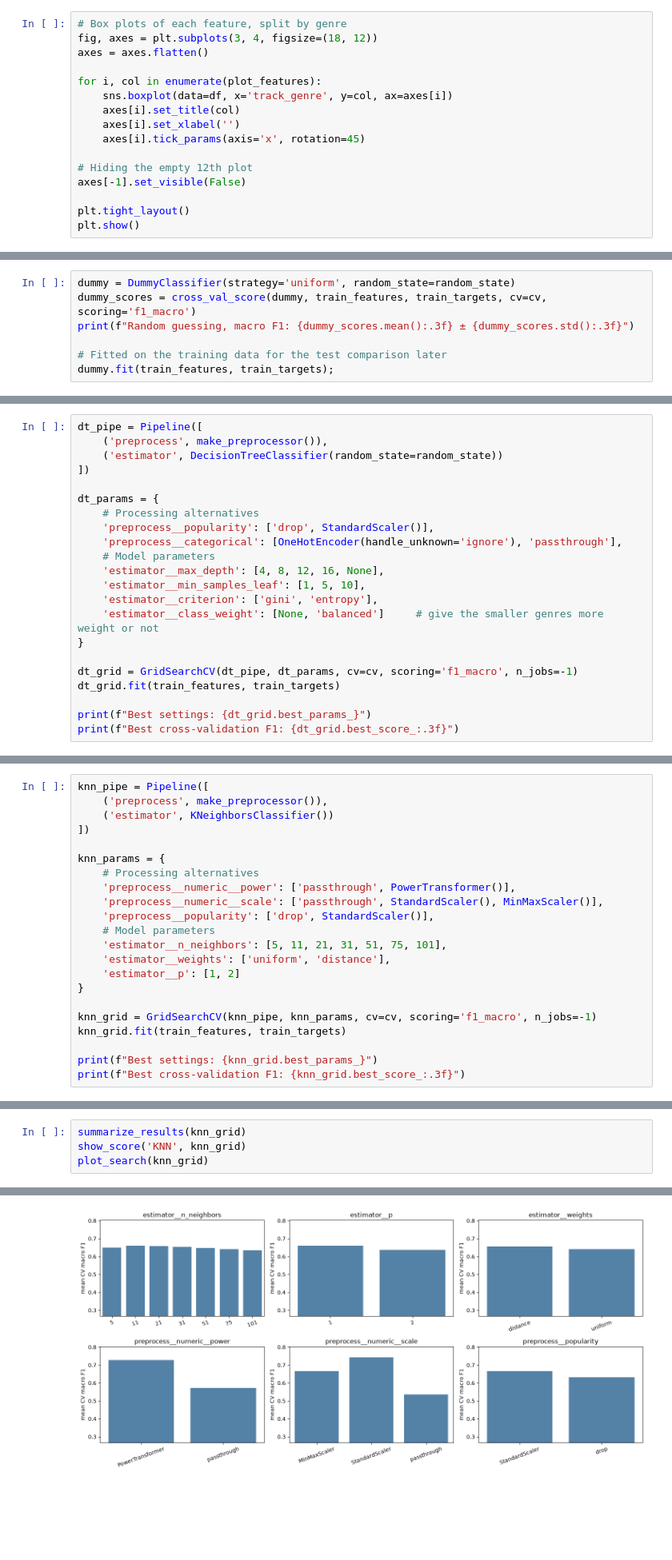
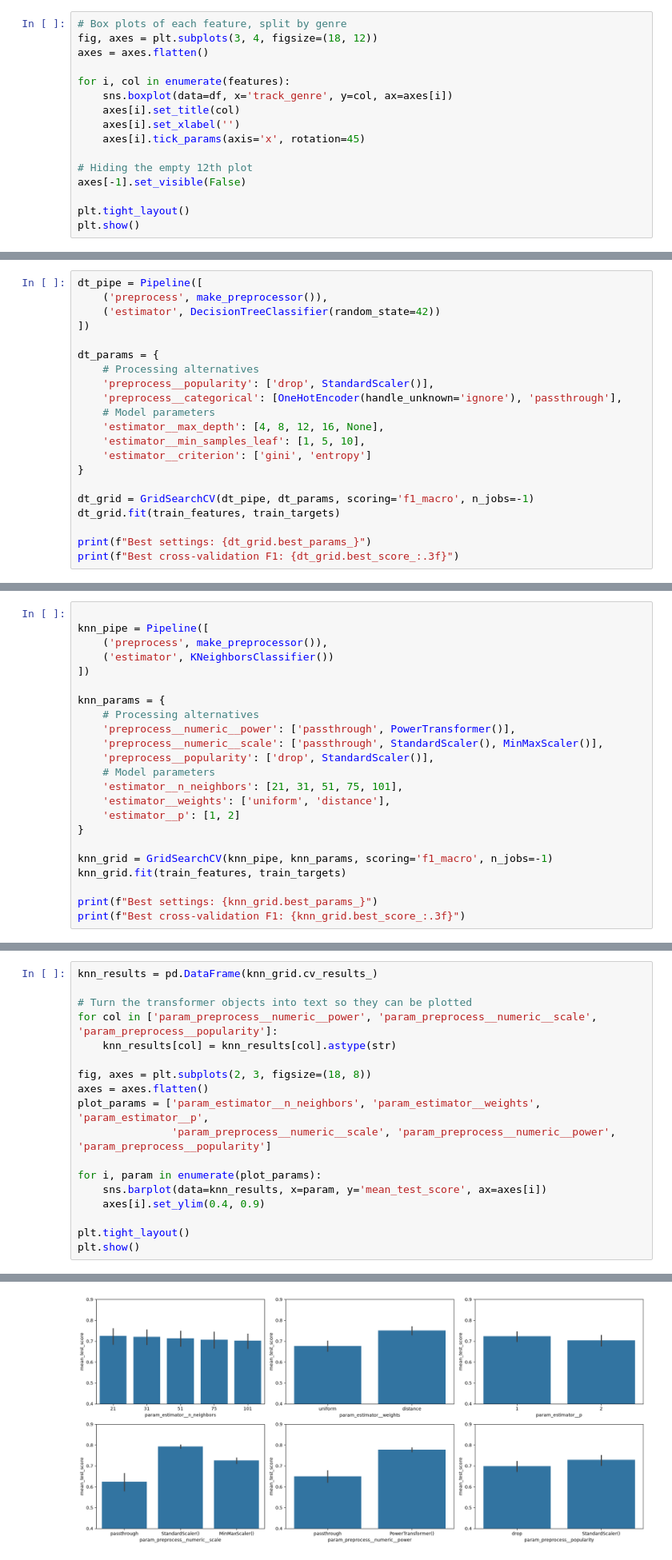
Before and after one commit to ehsamjo12/spotify-genre-classifier, a Jupyter notebook: notebooks/spotify_genre_classification.ipynb, the cells around one changed output, grey strips where cells are left out. Shown at 80% size. Drawn from its saved outputs; the diff is of its cells as text; blank space fills up the shorter version.

```diff
--- a/notebooks/spotify_genre_classification.ipynb
+++ b/notebooks/spotify_genre_classification.ipynb
@@ -908,7 +858,7 @@ different genres, it should be useful for telling them apart.
 fig, axes = plt.subplots(3, 4, figsize=(18, 12))
 axes = axes.flatten()
 
-for i, col in enumerate(plot_features):
+for i, col in enumerate(features):
     sns.boxplot(data=df, x='track_genre', y=col, ax=axes[i])
     axes[i].set_title(col)
     axes[i].set_xlabel('')
@@ -1458,7 +1275,0 @@ Before the real models, I measure what random guessing scores. `DummyClassifier`
-# %%
-dummy = DummyClassifier(strategy='uniform', random_state=random_state)
-dummy_scores = cross_val_score(dummy, train_features, train_targets, cv=cv, scoring='f1_macro')
-print(f"Random guessing, macro F1: {dummy_scores.mean():.3f} ± {dummy_scores.std():.3f}")
-
-# Fitted on the training data for the test comparison later
-dummy.fit(train_features, train_targets);
@@ -1478,7 +1339,7 @@ tree can memorize the training data, so `max_depth` and `min_samples_leaf` are i
 # %%
 dt_pipe = Pipeline([
     ('preprocess', make_preprocessor()),
-    ('estimator', DecisionTreeClassifier(random_state=random_state))
+    ('estimator', DecisionTreeClassifier(random_state=42))
 ])
 
 dt_params = {
@@ -1488,11 +1349,10 @@ dt_params = {
     # Model parameters
     'estimator__max_depth': [4, 8, 12, 16, None],
     'estimator__min_samples_leaf': [1, 5, 10],
-    'estimator__criterion': ['gini', 'entropy'],
-    'estimator__class_weight': [None, 'balanced']     # give the smaller genres more weight or not
+    'estimator__criterion': ['gini', 'entropy']
 }
 
-dt_grid = GridSearchCV(dt_pipe, dt_params, cv=cv, scoring='f1_macro', n_jobs=-1)
+dt_grid = GridSearchCV(dt_pipe, dt_params, scoring='f1_macro', n_jobs=-1)
 dt_grid.fit(train_features, train_targets)
 
 print(f"Best settings: {dt_grid.best_params_}")
@@ -1549,6 +1412,7 @@ KNN predicts the genre of a song by looking at the most similar songs in the tra
 Since it measures distances between songs, it is sensitive to the scale of the features.
 This is where the scaling and power transform alternatives matter most.
 # %%
+
 knn_pipe = Pipeline([
     ('preprocess', make_preprocessor()),
     ('estimator', KNeighborsClassifier())
@@ -1560,12 +1424,12 @@ knn_params = {
     'preprocess__numeric__scale': ['passthrough', StandardScaler(), MinMaxScaler()],
     'preprocess__popularity': ['drop', StandardScaler()],
     # Model parameters
-    'estimator__n_neighbors': [5, 11, 21, 31, 51, 75, 101],
+    'estimator__n_neighbors': [21, 31, 51, 75, 101],
     'estimator__weights': ['uniform', 'distance'],
     'estimator__p': [1, 2]
 }
 
-knn_grid = GridSearchCV(knn_pipe, knn_params, cv=cv, scoring='f1_macro', n_jobs=-1)
+knn_grid = GridSearchCV(knn_pipe, knn_params, scoring='f1_macro', n_jobs=-1)
 knn_grid.fit(train_features, train_targets)
 
 print(f"Best settings: {knn_grid.best_params_}")
@@ -1576,5 +1440,19 @@ Best cross-validation F1: 0.793
 # %%
-summarize_results(knn_grid)
-show_score('KNN', knn_grid)
-plot_search(knn_grid)
+knn_results = pd.DataFrame(knn_grid.cv_results_)
+
+# Turn the transformer objects into text so they can be plotted
+for col in ['param_preprocess__numeric__power', 'param_preprocess__numeric__scale', 'param_preprocess__popularity']:
+    knn_results[col] = knn_results[col].astype(str)
+
+fig, axes = plt.subplots(2, 3, figsize=(18, 8))
+axes = axes.flatten()
+plot_params = ['param_estimator__n_neighbors', 'param_estimator__weights', 'param_estimator__p',
+               'param_preprocess__numeric__scale', 'param_preprocess__numeric__power', 'param_preprocess__popularity']
+
+for i, param in enumerate(plot_params):
+    sns.barplot(data=knn_results, x=param, y='mean_test_score', ax=axes[i])
+    axes[i].set_ylim(0.4, 0.9)
+
+plt.tight_layout()
+plt.show()
 # %% [output]
@@ -1598 +1459 @@ KNN: 0.793 ± 0.011
-[figure, old version]
+[figure, new version]
```
Also changed, not shown: parts of 163 cells of this notebook, 1 other file.
